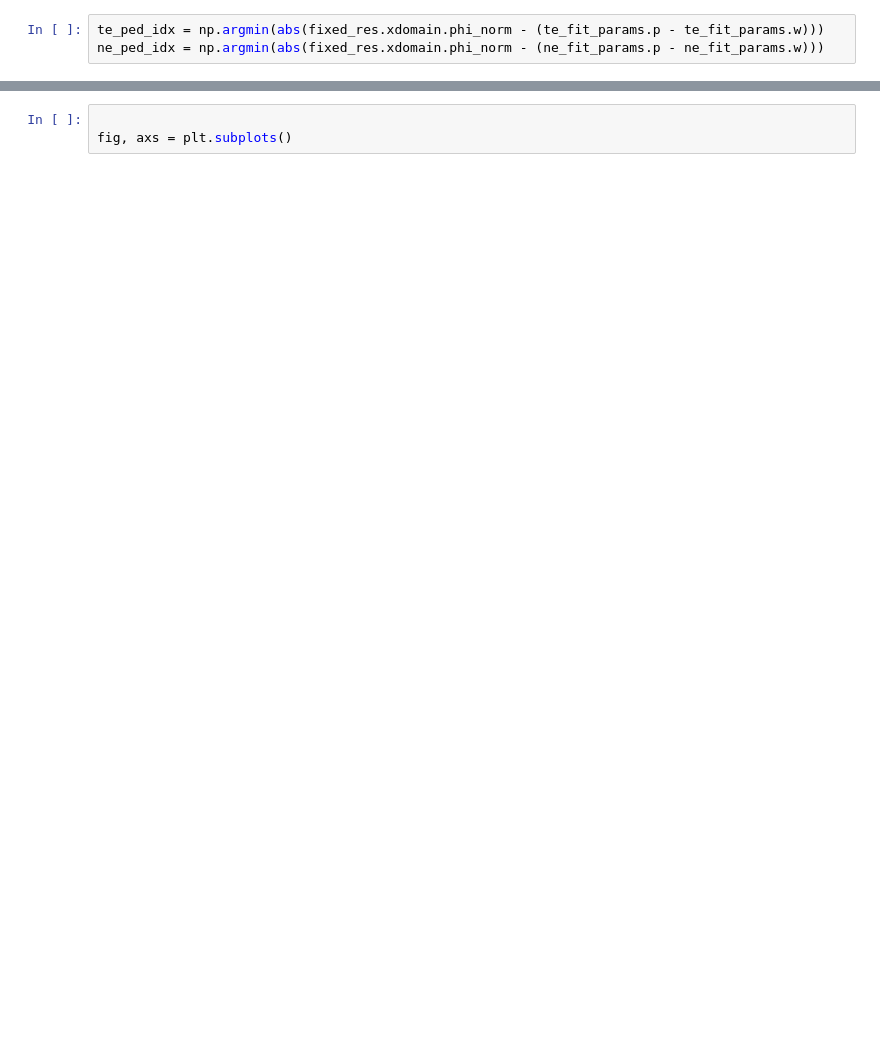
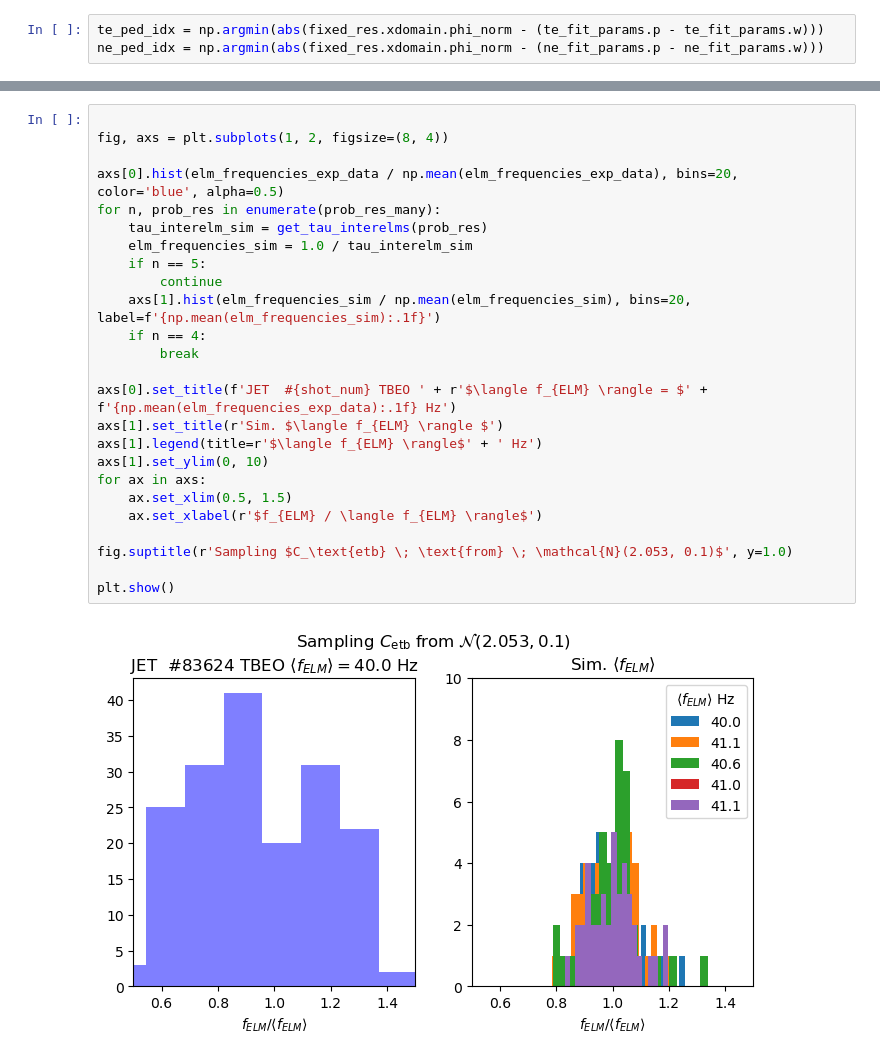
Before and after one commit to fusionby2030/trans_shenanigans, a Jupyter notebook: models/data_driven/plot_outputs.ipynb, the cells around one changed output, grey strips where cells are left out. Cells and saved outputs as stored; diff of their text form; blank space fills up the shorter version.

```diff
--- a/models/data_driven/plot_outputs.ipynb
+++ b/models/data_driven/plot_outputs.ipynb
@@ -134,3 +304,27 @@ plt.show()
-# %%
-
-fig, axs = plt.subplots()
+# %%
+
+fig, axs = plt.subplots(1, 2, figsize=(8, 4))
+
+axs[0].hist(elm_frequencies_exp_data / np.mean(elm_frequencies_exp_data), bins=20, color='blue', alpha=0.5)
+for n, prob_res in enumerate(prob_res_many):
+    tau_interelm_sim = get_tau_interelms(prob_res)
+    elm_frequencies_sim = 1.0 / tau_interelm_sim
+    if n == 5:
+        continue
+    axs[1].hist(elm_frequencies_sim / np.mean(elm_frequencies_sim), bins=20, label=f'{np.mean(elm_frequencies_sim):.1f}')
+    if n == 4:
+        break
+
+axs[0].set_title(f'JET  #{shot_num} TBEO ' + r'$\langle f_{ELM} \rangle = $' + f'{np.mean(elm_frequencies_exp_data):.1f} Hz')
+axs[1].set_title(r'Sim. $\langle f_{ELM} \rangle $')
+axs[1].legend(title=r'$\langle f_{ELM} \rangle$' + ' Hz')
+axs[1].set_ylim(0, 10)
+for ax in axs:
+    ax.set_xlim(0.5, 1.5)
+    ax.set_xlabel(r'$f_{ELM} / \langle f_{ELM} \rangle$')
+
+fig.suptitle(r'Sampling $C_\text{etb} \; \text{from} \; \mathcal{N}(2.053, 0.1)$', y=1.0)
+
+plt.show()
+# %% [output]
+[figure, added]
```
Also changed, not shown: parts of 7 cells of this notebook, 2 other files.
